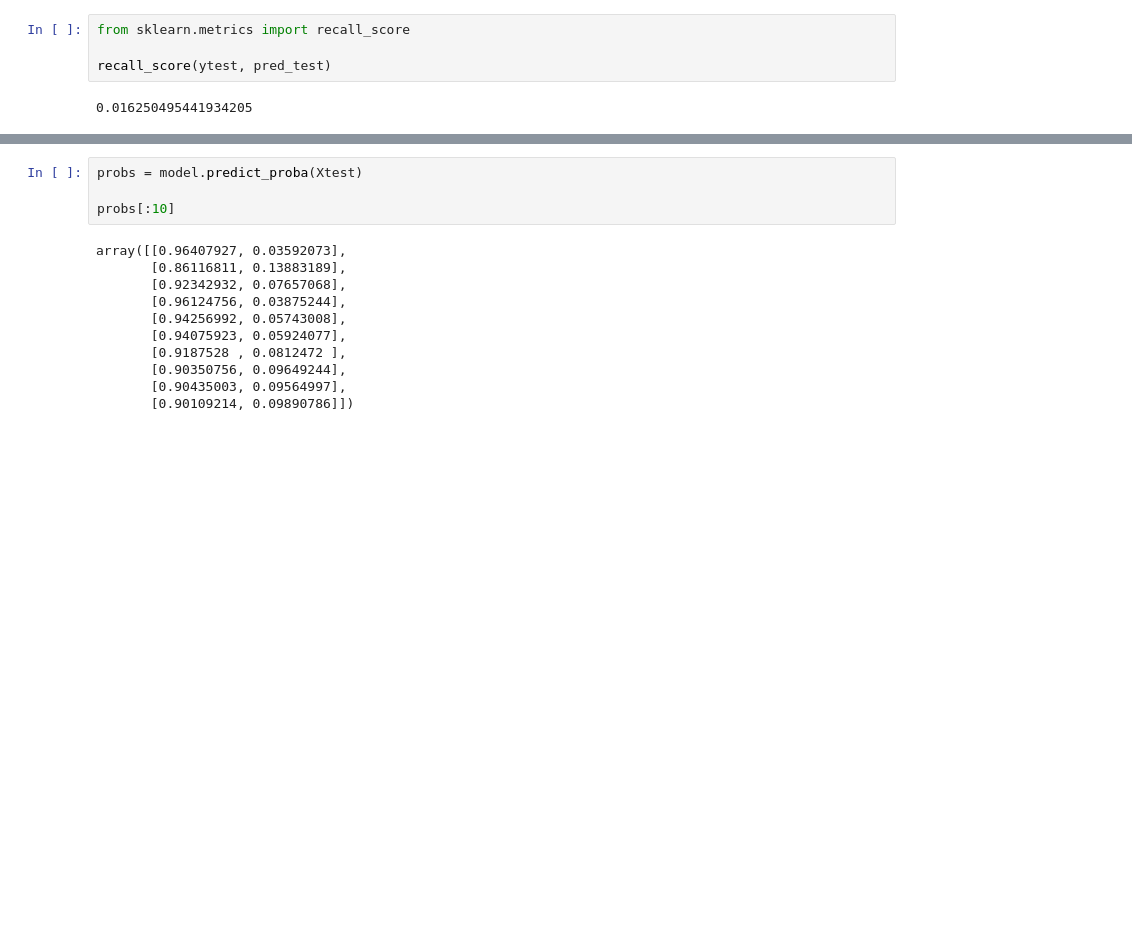
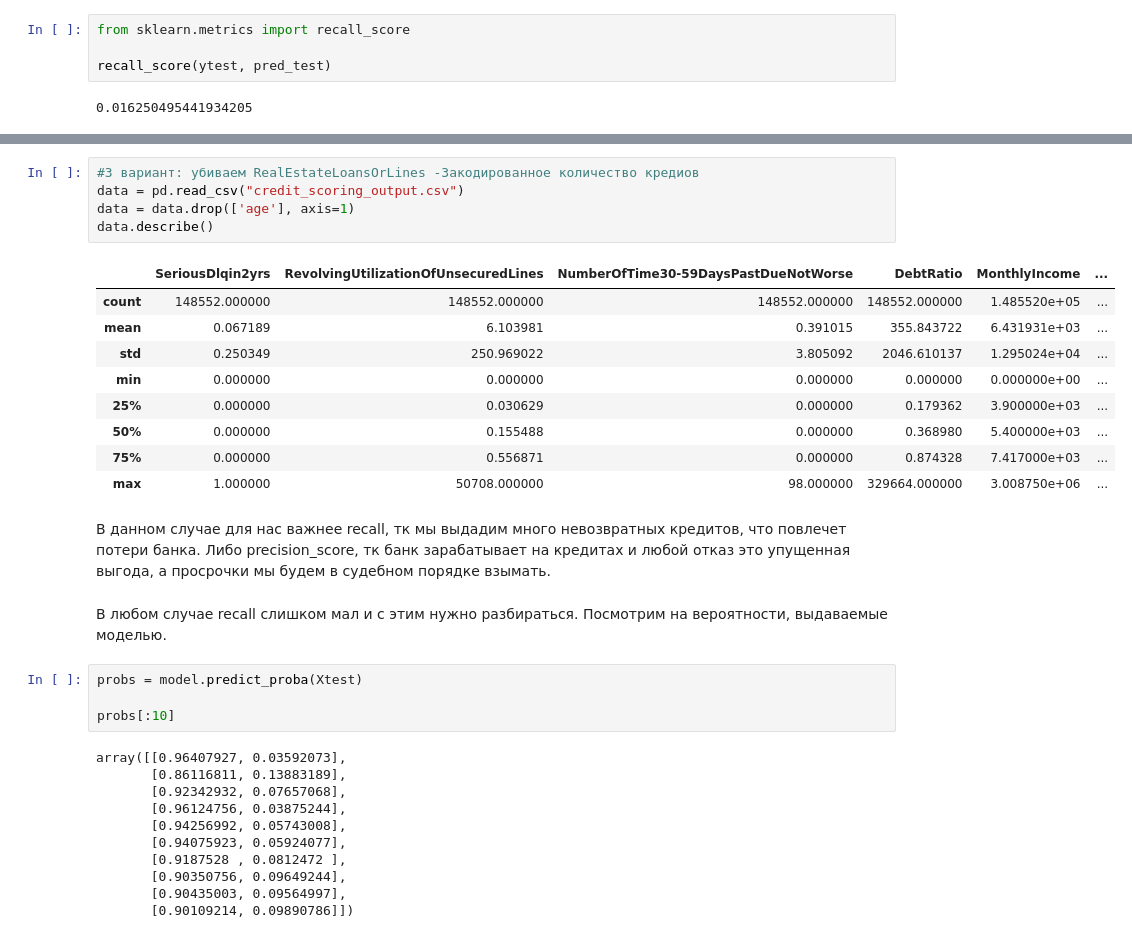
Before and after one commit to MogY23/HSE_project_credit_score_23, a Jupyter notebook: CS_ver_of_MY.ipynb, the cells around one changed output, grey strips where cells are left out. Drawn from its saved outputs; the diff is of its cells as text; blank space fills up the shorter version.

```diff
--- a/CS_ver_of_MY.ipynb
+++ b/CS_ver_of_MY.ipynb
@@ -699,3 +687,23 @@ recall_score(ytest, pred_test)
+# %%
+#3 вариант: убиваем RealEstateLoansOrLines -Закодированное количество кредиов
+data = pd.read_csv("credit_scoring_output.csv")
+data = data.drop(['age'], axis=1)
+data.describe()
+# %% [output]
+|  | SeriousDlqin2yrs | RevolvingUtilizationOfUnsecuredLines | NumberOfTime30-59DaysPastDueNotWorse | DebtRatio | MonthlyIncome | ... |
+| count | 148552.000000 | 148552.000000 | 148552.000000 | 148552.000000 | 1.485520e+05 | ... |
+| mean | 0.067189 | 6.103981 | 0.391015 | 355.843722 | 6.431931e+03 | ... |
+| std | 0.250349 | 250.969022 | 3.805092 | 2046.610137 | 1.295024e+04 | ... |
+| min | 0.000000 | 0.000000 | 0.000000 | 0.000000 | 0.000000e+00 | ... |
+| 25% | 0.000000 | 0.030629 | 0.000000 | 0.179362 | 3.900000e+03 | ... |
+| 50% | 0.000000 | 0.155488 | 0.000000 | 0.368980 | 5.400000e+03 | ... |
+| 75% | 0.000000 | 0.556871 | 0.000000 | 0.874328 | 7.417000e+03 | ... |
+| max | 1.000000 | 50708.000000 | 98.000000 | 329664.000000 | 3.008750e+06 | ... |
+# %% [markdown]
+В данном случае для нас важнее recall, тк мы выдадим много невозвратных кредитов, что повлечет потери банка.
+Либо precision_score, тк банк зарабатывает на кредитах и любой отказ это упущенная выгода, а просрочки мы будем в судебном порядке взымать.
+# %% [markdown]
+В любом случае recall слишком мал и с этим нужно разбираться. Посмотрим на вероятности, выдаваемые моделью.
 # %%
 probs = model.predict_proba(Xtest)
 
```
Also changed, not shown: parts of 43 cells of this notebook.
